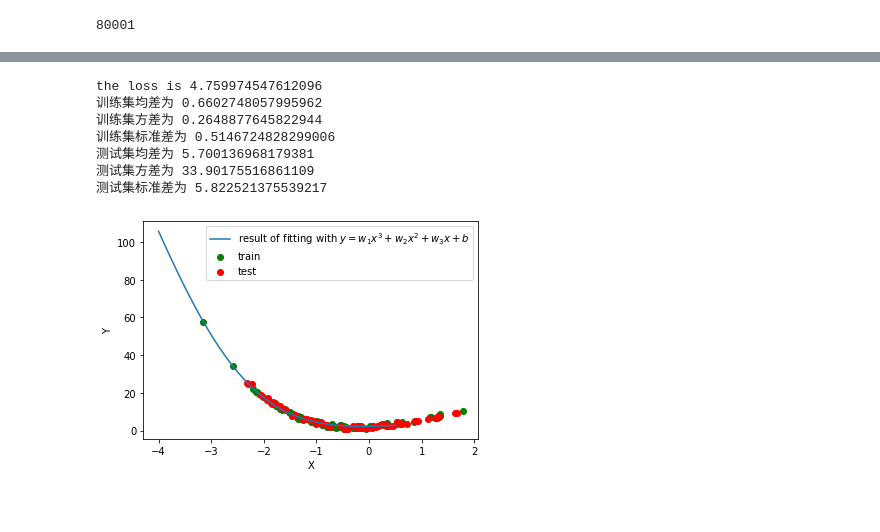
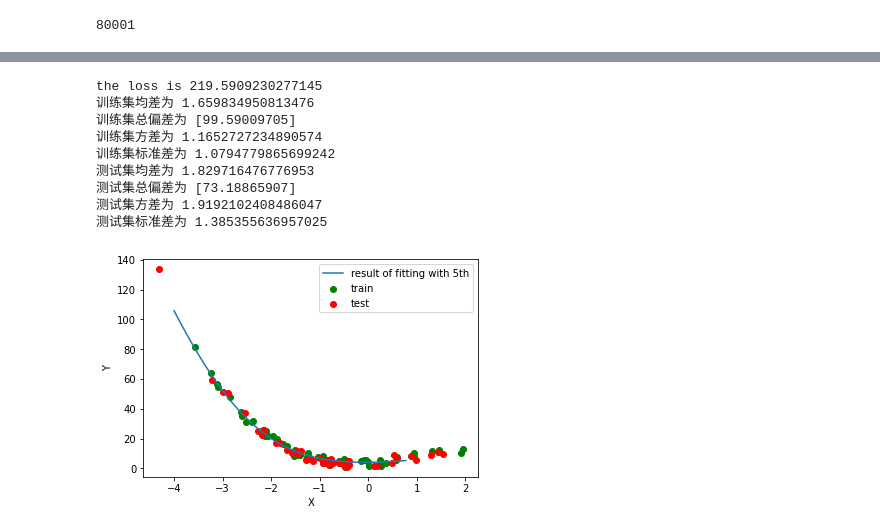
Before and after one commit to bternity/ML2020, a Jupyter notebook: 一元多次函数拟合数据.ipynb, the cells around one changed output, grey strips where cells are left out. Saved outputs shown, nothing was run; the diff lists cells and outputs as text; code cells hidden in the pictures; blank space fills up the shorter version.

```diff
--- a/一元多次函数拟合数据.ipynb
+++ b/一元多次函数拟合数据.ipynb
@@ -19,6 +20,6 @@ X.shape
 
 $ y = -x^3 + 3x^2 + 2x + 1 $
 # %%
-p = 2 * np.random.random(totnub)#产生噪声
+p = 6 * np.random.random(totnub)#产生噪声
 p.shape
 # %% [output]
@@ -139,7 +148,6 @@ dis_1_te = abs(y1_te - y_te.T)#保存每个数据到线的距离
 m1_te = np.mean(dis_1_te) #一次模型的均差
 xgm1_te = np.var(dis_1_te)
 # %%
-n=40
 x2 = (np.array(np.linspace(a,b,n))).reshape(1,n) #注意x2的结构
 x2_hat = np.concatenate((x2,np.ones((1,n))),axis=0)
 y2 = (np.dot(w_end,x2_hat)).reshape(1,n)
@@ -152,9 +160,11 @@ plt.xlabel('X')
 plt.ylabel('Y')
 print('稳定后的loss为：' , float(loss_list_1[-1]))
 print('训练集均差为' , m1_tr)
+print('训练集总偏差为' , sum(dis_1_tr))
 print('训练集方差为' , xgm1_tr)
 print('训练集标准差为', np.std(dis_1_tr))
 print('测试集均差为' , m1_te)
+print('测试集总偏差为' , sum(dis_1_te))
 print('测试集方差为' , xgm1_te)
 print('测试集标准差为' , np.std(dis_1_te))
 # %% [output]
@@ -247,10 +265,9 @@ dis_2_te = abs(y2_te - y_te.T)#保存每个数据到线的距离，带正负号
 m2_te = np.mean(dis_2_te) #一次模型的均差
 xgm2_te = np.var(dis_2_te)
 # %%
-n=40
-x2 = (np.array(np.linspace(a,b,n))).reshape(1,40) #注意x2的结构
+x2 = (np.array(np.linspace(a,b,n))).reshape(1,n) #注意x2的结构
 x2_hat = np.concatenate((x2**3,x2**2,x2,np.ones((1,n))),axis=0)
-y2 = (np.dot(w_end,x2_hat)).reshape(1,40)
+y2 = (np.dot(w_end,x2_hat)).reshape(1,n)
 plt.plot(x2.T,y2.T)
 
 plt.scatter(train_data[:,0],train_data[:,1],c='g')
@@ -260,9 +277,11 @@ plt.xlabel('X')
 plt.ylabel('Y')
 print('the loss is' , float(loss_list_3[-1]))
 print('训练集均差为' , m2_tr)
+print('训练集总偏差为' , sum(dis_2_tr))
 print('训练集方差为' , xgm2_tr)
 print('训练集标准差为' , np.std(dis_2_tr))
 print('测试集均差为' , m2_te)
+print('测试集总偏差为' , sum(dis_2_te))
 print('测试集方差为' , xgm2_te)
 print('测试集标准差为' , np.std(dis_2_te))
 # %% [output]
@@ -336,41 +357,44 @@ plt.scatter(range(num),loss_list_5)
 # %%
 y3_tr = np.dot(w_end,x_hat)
-dis_3_tr = abs(y3_tr - y)#保存每个数据到线的距离，带正负号
+dis_3_tr = (abs(y3_tr - y)).T#保存每个数据到线的距离，带正负号
 m3_tr = np.mean(dis_3_tr)
 xgm3_tr = np.var(dis_3_tr)
 
 y3_te = np.dot(w_end,x_te_hat)
-dis_3_te = abs(y3_te - y_te.T)#保存每个数据到线的距离，带正负号
+dis_3_te = (abs(y3_te - y_te)).T#保存每个数据到线的距离，带正负号
 m3_te = np.mean(dis_3_te) #一次模型的均差
 xgm3_te = np.var(dis_3_te)
 # %%
-n=40
 x2 = (np.array(np.linspace(a,b,n))).reshape(1,n) #注意x2的结构
 x2_hat = np.concatenate((x2**5,x2**4,x2**3,x2**2,x2,np.ones((1,n))),axis=0)
 y2 = (np.dot(w_end,x2_hat)).reshape(1,n)
 plt.plot(x2.T,y2.T)
 
 plt.scatter(train_data[:,0],train_data[:,1],c='g')
 plt.scatter(test_data[:,0],test_data[:,1],c='r')
-plt.legend(['result of fitting with $ y = w_1x^3 + w_2x^2 + w_3x + b $','train','test'])
+plt.legend(['result of fitting with 5th','train','test'])
 plt.xlabel('X')
 plt.ylabel('Y')
 print('the loss is' , float(loss_list_3[-1]))
 print('训练集均差为' , m3_tr)
+print('训练集总偏差为' , sum(dis_3_tr))
 print('训练集方差为' , xgm3_tr)
 print('训练集标准差为' , np.std(dis_3_tr))
 print('测试集均差为' , m3_te)
+print('测试集总偏差为' , sum(dis_3_te))
 print('测试集方差为' , xgm3_te)
 print('测试集标准差为' , np.std(dis_3_te))
 # %% [output]
-the loss is 4.759974547612096
-训练集均差为 0.6602748057995962
-训练集方差为 0.2648877645822944
-训练集标准差为 0.5146724828299006
-测试集均差为 5.700136968179381
-测试集方差为 33.90175516861109
-测试集标准差为 5.822521375539217
+the loss is 219.5909230277145
+训练集均差为 1.659834950813476
+训练集总偏差为 [99.59009705]
+训练集方差为 1.1652727234890574
+训练集标准差为 1.0794779865699242
+测试集均差为 1.829716476776953
+测试集总偏差为 [73.18865907]
+测试集方差为 1.9192102408486047
+测试集标准差为 1.385355636957025
-[figure, old version]
+[figure, new version]
 # %%
 w_end
 # %% [output]
```
Also changed, not shown: parts of 27 cells of this notebook, 1 other file.
